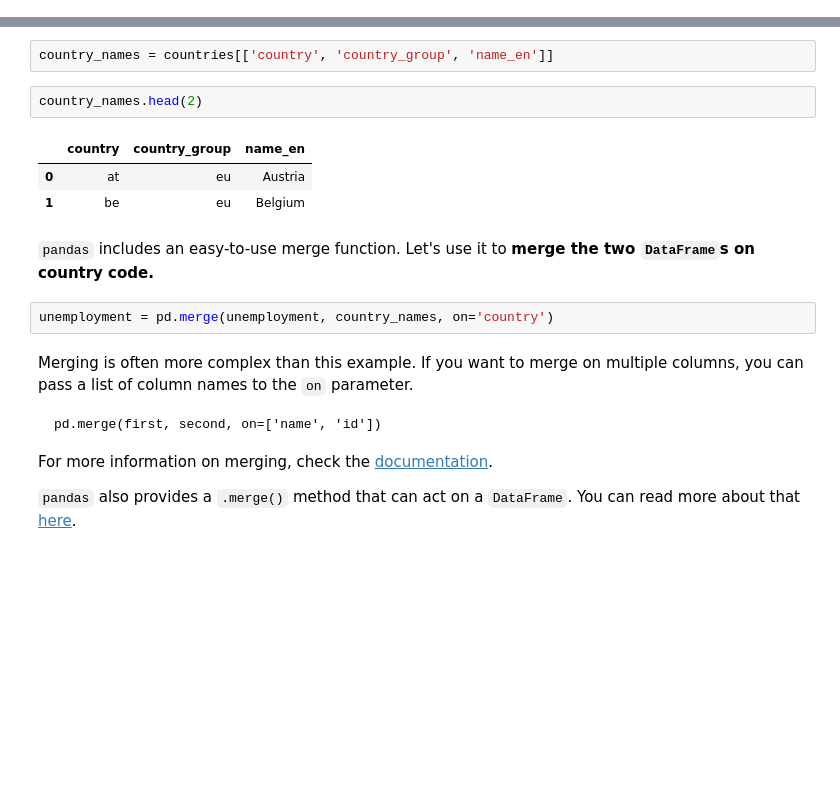
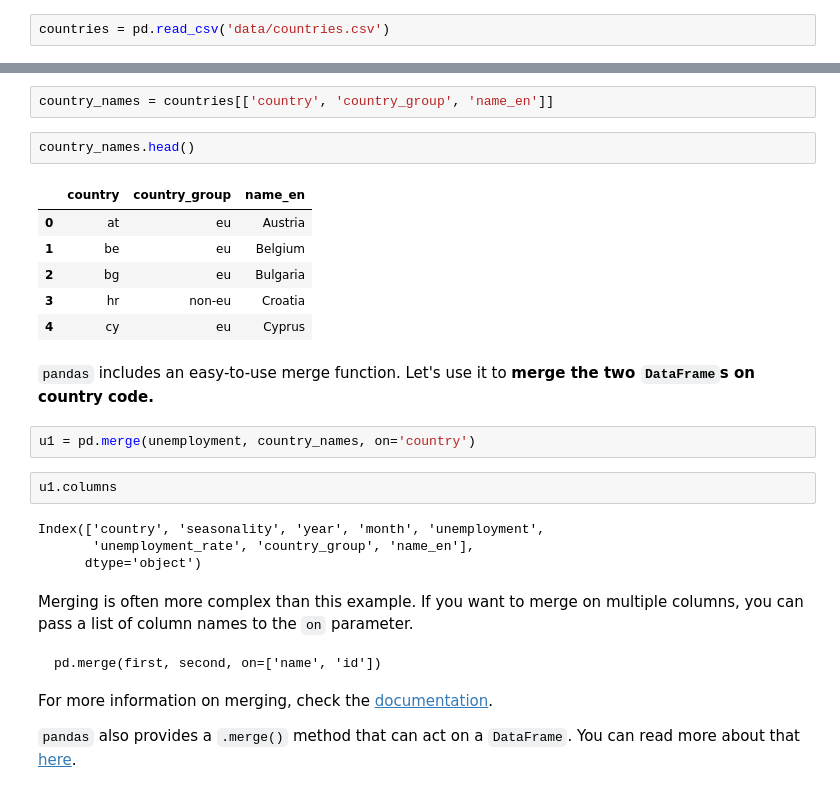
Before and after one commit to coltongrainger/fy20bvsd, a Jupyter notebook: 2015-dlab-introduction-workshop.ipynb, the cells around one changed output, grey strips where cells are left out. Saved outputs shown, nothing was run; the diff lists cells and outputs as text; blank space fills up the shorter version.

```diff
--- a/2015-dlab-introduction-workshop.ipynb
+++ b/2015-dlab-introduction-workshop.ipynb
@@ -851,0 +871,2 @@ countries.tail(3)
+# %%
+countries = pd.read_csv('data/countries.csv')
@@ -856,15 +900,24 @@ Because the data we need is stored in two separate files, we'll want to merge th
 # %%
 country_names = countries[['country', 'country_group', 'name_en']]
 # %%
-country_names.head(2)
+country_names.head()
 # %% [output]
 |  | country | country_group | name_en |
 | 0 | at | eu | Austria |
 | 1 | be | eu | Belgium |
+| 2 | bg | eu | Bulgaria |
+| 3 | hr | non-eu | Croatia |
+| 4 | cy | eu | Cyprus |
 # %% [markdown]
 `pandas` includes an easy-to-use merge function. Let's use it to **merge the two `DataFrame`s on country code.**
 # %%
-unemployment = pd.merge(unemployment, country_names, on='country')
+u1 = pd.merge(unemployment, country_names, on='country')
+# %%
+u1.columns
+# %% [output]
+Index(['country', 'seasonality', 'year', 'month', 'unemployment',
+       'unemployment_rate', 'country_group', 'name_en'],
+      dtype='object')
 # %% [markdown]
 Merging is often more complex than this example. If you want to merge on multiple columns, you can pass a list of column names to the `on` parameter.
 
```
Also changed, not shown: parts of 61 cells of this notebook.
